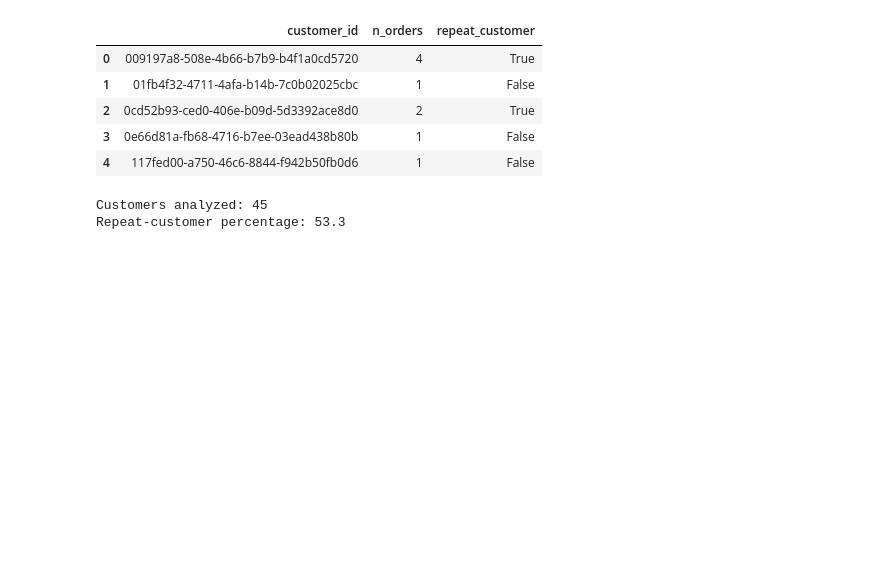
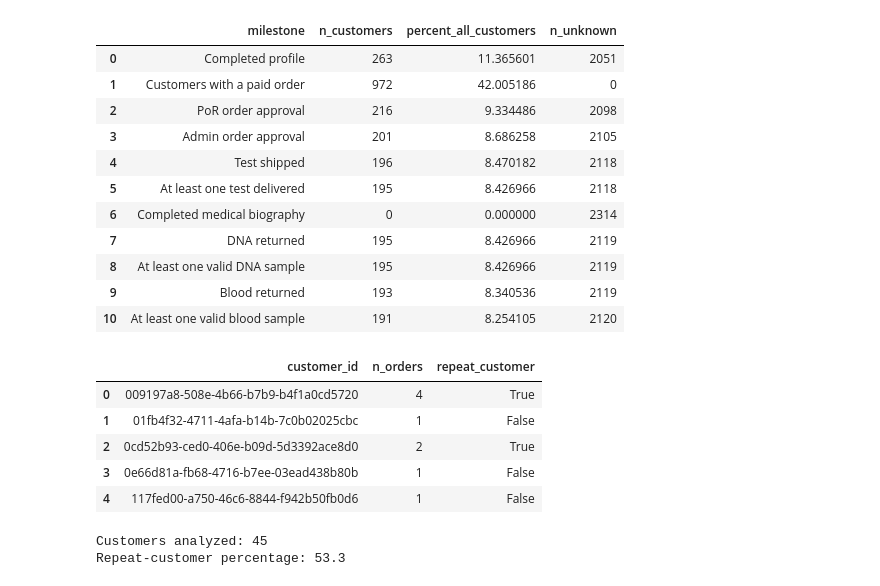
Before and after one commit to BlueMarginalist/DIIG-F26-Adyn, a Jupyter notebook: morgan/package.ipynb, the cells around one changed output. Saved outputs shown, nothing was run; the diff lists cells and outputs as text; code cells hidden in the pictures; blank space fills up the shorter version.

Commit message:
worked on high priority summary work

```diff
--- a/morgan/package.ipynb
+++ b/morgan/package.ipynb
@@ -812,3 +1504,51 @@ display(check_cost_links(rx_orders, rx_packed, rx_matches))
+# %%
+#investigate blood
+blood_flags = prepare_customer_flags(
+    dna_with_customers,
+    conditions={
+        "blood_returned": lambda d: (
+            d["kind"].astype("string").eq("KIT-BLD")
+            & d["received_by_lab_date"].notna()
+        ),
+        "valid_blood_sample": lambda d: (
+            d["kind"].astype("string").eq("KIT-BLD")
+            & d["status"].astype("string").eq("valid")
+        ),
+    },
+)
+# %%
+#add blood to table
+profile_data = profile_data.merge(
+    blood_flags,
+    on="customer_id",
+    how="left",
+    validate="one_to_one",
+)
+
+milestones.update({
+    "blood_returned": "Blood returned",
+    "valid_blood_sample": "At least one valid blood sample",
+})
+
+summary = customer_progress_summary(
+    customers=profile_data,
+    milestones=milestones,
+)
+
+display(summary)
+# %% [output]
+|  | milestone | n_customers | percent_all_customers | n_unknown |
+| 0 | Completed profile | 263 | 11.365601 | 2051 |
+| 1 | Customers with a paid order | 972 | 42.005186 | 0 |
+| 2 | PoR order approval | 216 | 9.334486 | 2098 |
+| 3 | Admin order approval | 201 | 8.686258 | 2105 |
+| 4 | Test shipped | 196 | 8.470182 | 2118 |
+| 5 | At least one test delivered | 195 | 8.426966 | 2118 |
+| 6 | Completed medical biography | 0 | 0.000000 | 2314 |
+| 7 | DNA returned | 195 | 8.426966 | 2119 |
+| 8 | At least one valid DNA sample | 195 | 8.426966 | 2119 |
+| 9 | Blood returned | 193 | 8.340536 | 2119 |
+| 10 | At least one valid blood sample | 191 | 8.254105 | 2120 |
 # %%
 customers = repeat_order_summary(rx_orders)
 
```
Also changed, not shown: parts of 22 cells of this notebook, 5 other files.
